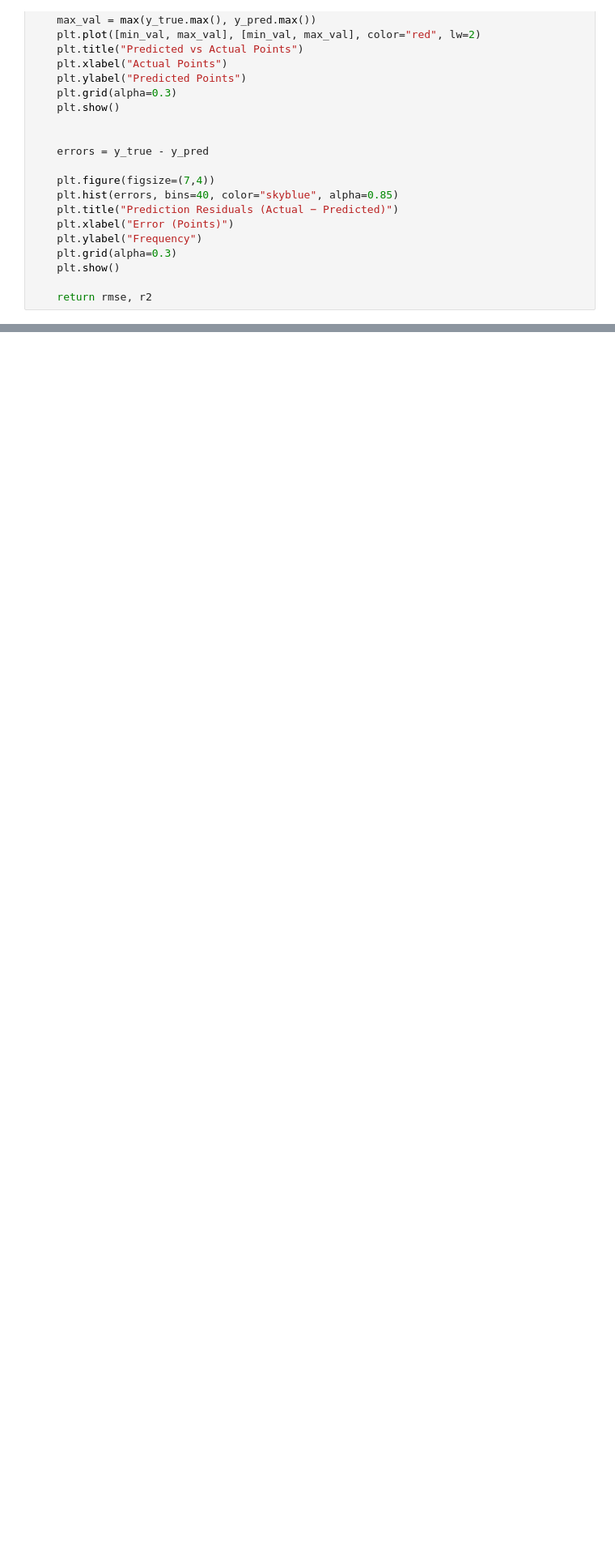
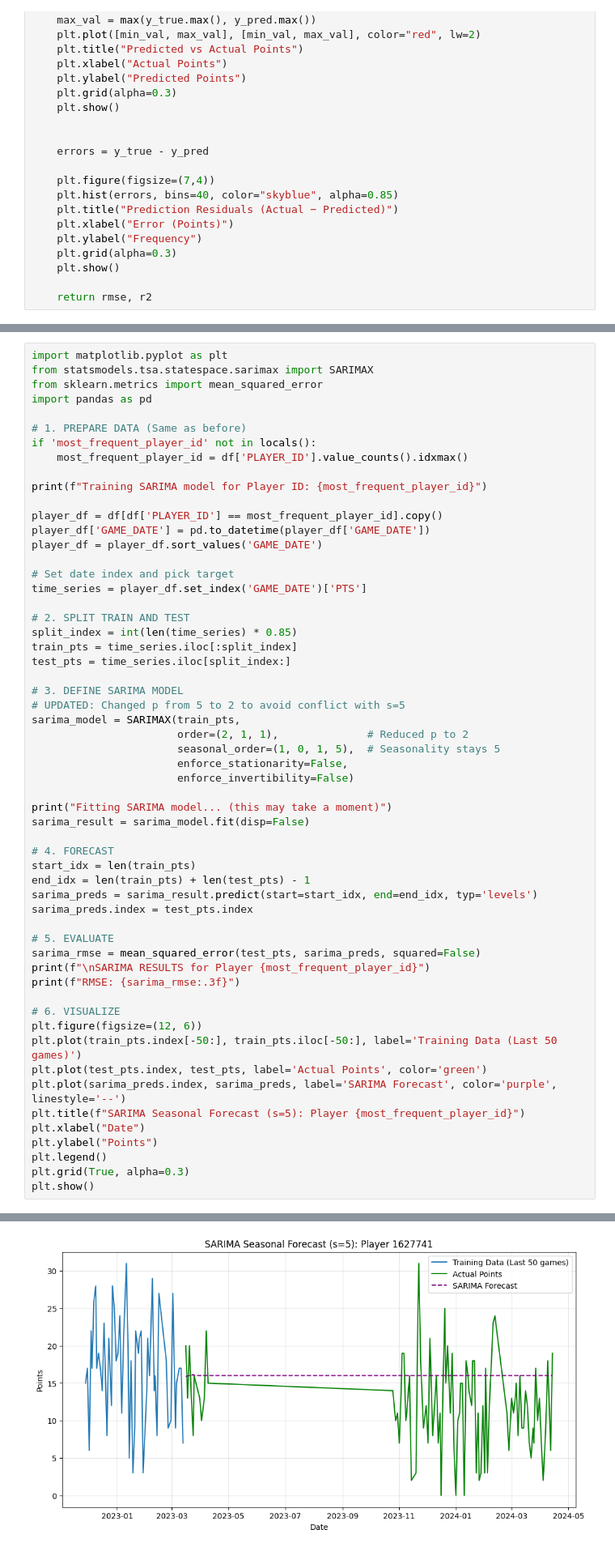
Before and after one commit to neo-lu15/CS441-final, a Jupyter notebook: notebooks/models.ipynb, the cells around one changed output, grey strips where cells are left out. Shown at 81% size. Cells and saved outputs as stored; diff of their text form; blank space fills up the shorter version.

Commit message:
refine the model

```diff
--- a/notebooks/models.ipynb
+++ b/notebooks/models.ipynb
@@ -403,0 +425,58 @@ Error:
+# %%
+import matplotlib.pyplot as plt
+from statsmodels.tsa.statespace.sarimax import SARIMAX
+from sklearn.metrics import mean_squared_error
+import pandas as pd
+
+# 1. PREPARE DATA (Same as before)
+if 'most_frequent_player_id' not in locals():
+    most_frequent_player_id = df['PLAYER_ID'].value_counts().idxmax()
+
+print(f"Training SARIMA model for Player ID: {most_frequent_player_id}")
+
+player_df = df[df['PLAYER_ID'] == most_frequent_player_id].copy()
+player_df['GAME_DATE'] = pd.to_datetime(player_df['GAME_DATE'])
+player_df = player_df.sort_values('GAME_DATE')
+
+# Set date index and pick target
+time_series = player_df.set_index('GAME_DATE')['PTS']
+
+# 2. SPLIT TRAIN AND TEST
+split_index = int(len(time_series) * 0.85)
+train_pts = time_series.iloc[:split_index]
+test_pts = time_series.iloc[split_index:]
+
+# 3. DEFINE SARIMA MODEL
+# UPDATED: Changed p from 5 to 2 to avoid conflict with s=5
+sarima_model = SARIMAX(train_pts,
+                       order=(2, 1, 1),              # Reduced p to 2
+                       seasonal_order=(1, 0, 1, 5),  # Seasonality stays 5
+                       enforce_stationarity=False,
+                       enforce_invertibility=False)
+
+print("Fitting SARIMA model... (this may take a moment)")
+sarima_result = sarima_model.fit(disp=False)
+
+# 4. FORECAST
+start_idx = len(train_pts)
+end_idx = len(train_pts) + len(test_pts) - 1
+sarima_preds = sarima_result.predict(start=start_idx, end=end_idx, typ='levels')
+sarima_preds.index = test_pts.index
+
+# 5. EVALUATE
+sarima_rmse = mean_squared_error(test_pts, sarima_preds, squared=False)
+print(f"\nSARIMA RESULTS for Player {most_frequent_player_id}")
+print(f"RMSE: {sarima_rmse:.3f}")
+
+# 6. VISUALIZE
+plt.figure(figsize=(12, 6))
+plt.plot(train_pts.index[-50:], train_pts.iloc[-50:], label='Training Data (Last 50 games)')
+plt.plot(test_pts.index, test_pts, label='Actual Points', color='green')
+plt.plot(sarima_preds.index, sarima_preds, label='SARIMA Forecast', color='purple', linestyle='--')
+plt.title(f"SARIMA Seasonal Forecast (s=5): Player {most_frequent_player_id}")
+plt.xlabel("Date")
+plt.ylabel("Points")
+plt.legend()
+plt.grid(True, alpha=0.3)
+plt.show()
+# %% [output]
@@ -403,0 +488 @@ Error:
+[figure, added]
```
Also changed, not shown: parts of 7 cells of this notebook.
